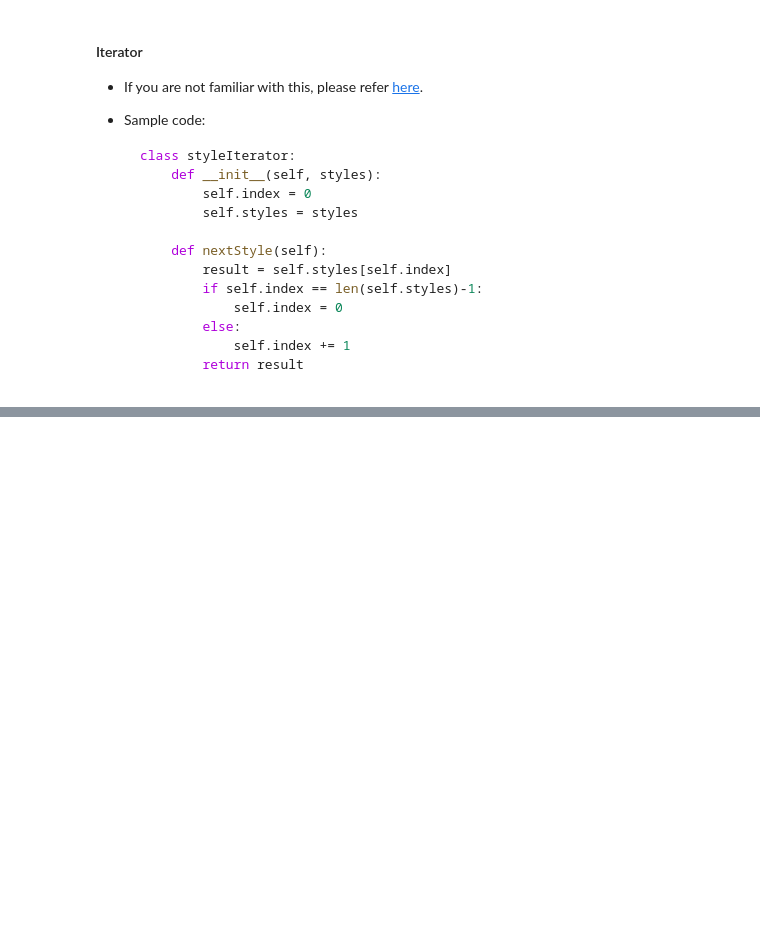
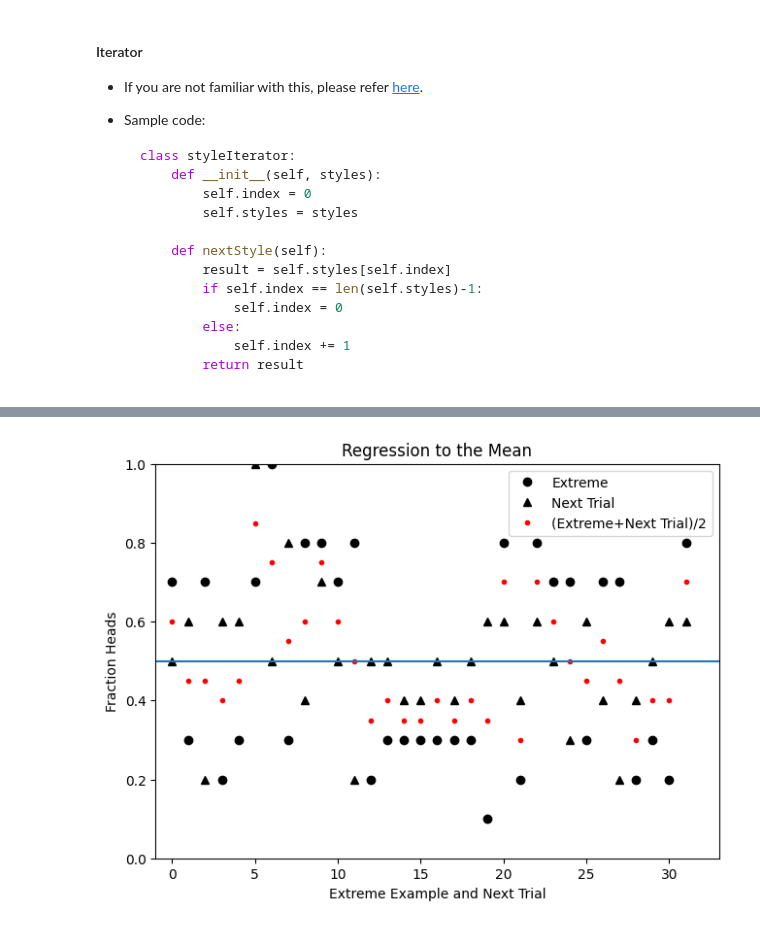
Before and after one commit to bruce88617/nycudopcs_advanced, a Jupyter notebook: Lectures/Lecture03/Lecture03.ipynb, the cells around one changed output, grey strips where cells are left out. Cells and saved outputs as stored; diff of their text form; code cells hidden in the pictures; blank space fills up the shorter version.

```diff
--- a/Lectures/Lecture03/Lecture03.ipynb
+++ b/Lectures/Lecture03/Lecture03.ipynb
@@ -155,0 +273,6 @@ Run Test #5: Where is the Drunkard Peter?
+# %%
+from scripts.part2.testFuncs import test3
+
+test3(numFlipsPerTrial=10, numTrials=100)
+# %% [output]
+[figure, added]
```
Also changed, not shown: parts of 34 cells of this notebook, 13 other files.
